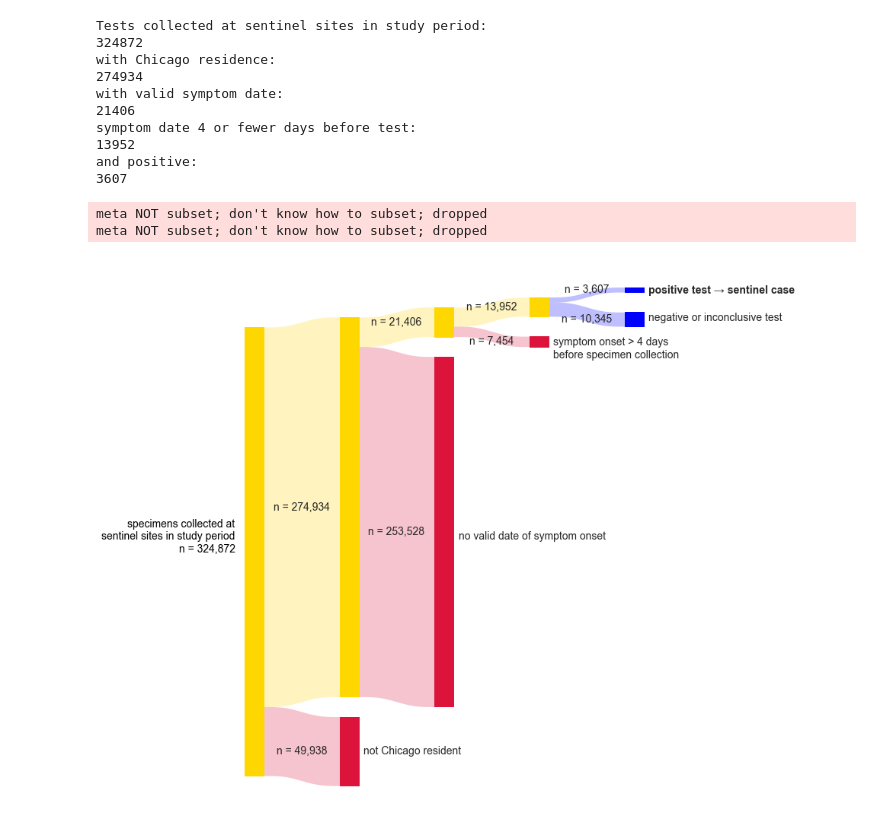
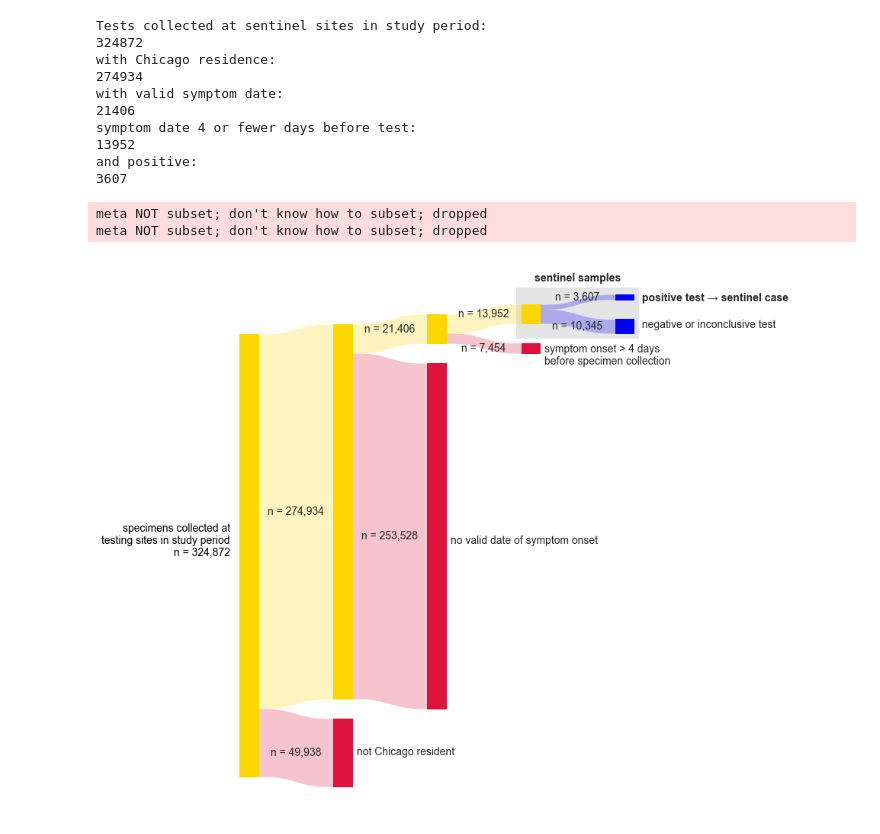
Before and after one commit to numalariamodeling/chicago_sentinel_surveillance, a Jupyter notebook: sankey.ipynb, the cells around one changed output. Drawn from its saved outputs; the diff is of its cells as text; code cells hidden in the pictures.

```diff
--- a/sankey.ipynb
+++ b/sankey.ipynb
@@ -194,34 +194,40 @@ for s, l_l, s1, include_color, exclude_color in zip(splits_array,
                l_l, midpoint+t_line/2-line_height*s)
 
     ax.fill_between(a1[0], a1[1], a2[1], color=include_color, alpha=0.25, linewidth=0)
 
     d_t = s
     d_ts = s1
     d_top = midpoint+t_line/2
     d_bot = midpoint+t_line/2-line_height*s
     d_x = l_l
     midpoint = midpoint+t_line/2-line_height*s/2
 
 ax.text(x=stop_location[1]+line_width+0.05, y=0.35, s='not Chicago resident',
           ha='left', va='center', fontsize=14)
 ax.text(x=stop_location[2]+line_width+0.05, y=2.5, s='no valid date of symptom onset',
           ha='left', va='center', fontsize=14)
 ax.text(x=stop_location[3]+line_width+0.05, y=4.5, s='symptom onset > 4 days\nbefore specimen collection',
           ha='left', va='top', fontsize=14)
-ax.text(x=stop_location[4]+line_width+0.05, y=5.02, s="positive test → sentinel case",
+ax.text(x=stop_location[4]+line_width+0.05, y=5.02, s=" positive test → sentinel case",
           ha='left', va='top', fontsize=14, weight='bold')
-ax.text(x=stop_location[4]+line_width+0.05, y=4.75, s="negative or inconclusive test",
+ax.text(x=stop_location[4]+line_width+0.05, y=4.75, s=" negative or inconclusive test",
           ha='left', va='top', fontsize=14)
 ax.text(x=stop_location[0]-0.1,
-          y=2.5, s="specimens collected at\nsentinel sites in study period\nn = " + "{:,}".format(sentinel_sites_total),
+          y=2.5, s="specimens collected at\ntesting sites in study period\nn = " + "{:,}".format(sentinel_sites_total),
           ha='right', va='center',
           rotation=0, zorder=16, color='k', fontsize=14)
+
+ax.fill_between(x=[2.95, 4 + line_width+0.05], y1=4.55, y2=5.075,
+                color='black', alpha=0.1, edgecolor='black', linewidth=0, linestyle='dashed', zorder=0)
+
+ax.text(x=3.6, y=5.11, s="sentinel samples",
+          ha='center', va='bottom', fontsize=14, weight='bold')
 
 ax.grid(False)
 ax.axis('off')
 fig.savefig('sankey_diagram_' + today_str + '.png', dpi=200, bbox_inches='tight')
 fig.savefig('sankey_diagram_' + today_str + '.pdf', bbox_inches='tight')
 # %% [output]
 meta NOT subset; don't know how to subset; dropped
 meta NOT subset; don't know how to subset; dropped
-[figure, old version]
+[figure, new version]
```
